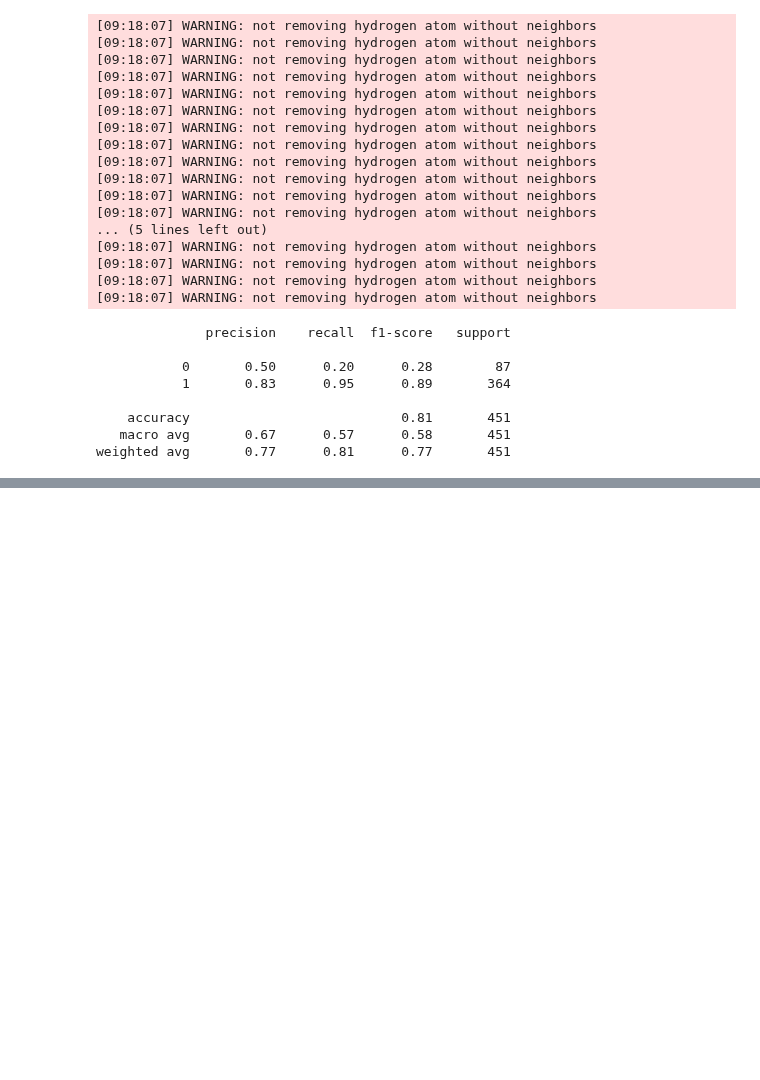
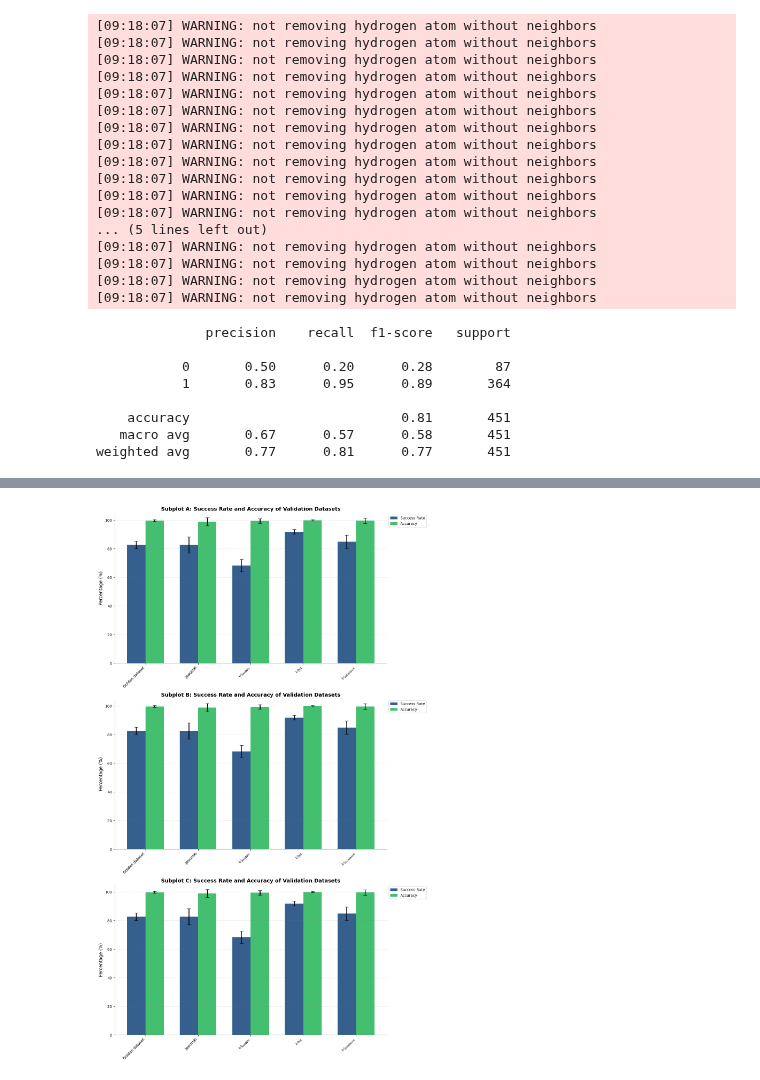
Before and after one commit to TieuLongPhan/SynRBL, a Jupyter notebook: Pipeline/Validation/Analysis/backup.ipynb, the cells around one changed output, grey strips where cells are left out. Saved outputs shown, nothing was run; the diff lists cells and outputs as text; code cells hidden in the pictures; blank space fills up the shorter version.

```diff
--- a/Pipeline/Validation/Analysis/backup.ipynb
+++ b/Pipeline/Validation/Analysis/backup.ipynb
@@ -235,0 +307,7 @@ weighted avg       0.77      0.81      0.77       451
+# %%
+import pandas as pd
+datasets = ["Golden dataset", "Jaworski", "$\mathcal{U}_{\mathrm{Random}}$", "$\mathcal{U}_{\mathrm{Diff}}$", "$\mathcal{U}_{\mathrm{Unbalance}}$"]
+success_rate = np.array([82.58, 82.64, 68.21, 91.86, 84.81]) / 100  # Convert to proportions
+accuracy = np.array([99.73, 98.90, 99.38, 99.91, 99.58]) / 100  # Convert to proportions
+unbalance = np.array([913, 219, 475, 1253, 283])
+data = pd.DataFrame({'Dataset': datasets, 'Success Rate': success_rate, 'Accuracy': accuracy, 'Unbalance': unbalance})
@@ -235,0 +408,81 @@ weighted avg       0.77      0.81      0.77       451
+# %%
+import pandas as pd
+import matplotlib.pyplot as plt
+import numpy as np
+from statsmodels.stats.proportion import proportion_confint
+import matplotlib.colors as mcolors
+def plot_success_accuracy_multiple_dfs(dfs):
+    # Initialize the figure with 3 subplots arranged vertically (3x1)
+    fig, axs = plt.subplots(len(dfs), 1, figsize=(14, 21))
+
+    # Assuming 'viridis' colormap is available
+    cmap = plt.get_cmap('viridis')
+    color_for_success_rate = cmap(0.3)
+    color_for_accuracy = cmap(0.7)
+
+    # Labels for each subplot
+    subplot_labels = ['A', 'B', 'C']
+
+    for i, df in enumerate(dfs):
+        ax = axs[i]  # Select the subplot for the current DataFrame
+        datasets = df['Dataset']
+        success_rate = df['Success Rate']
+        accuracy = df['Accuracy']
+        unbalance = df['Unbalance']
+
+        # Calculations
+        successes = np.round(unbalance * success_rate).astype(int)
+        accuracies = np.round(successes * accuracy).astype(int)
+
+        # Confidence intervals
+        confint_success = proportion_confint(successes, unbalance, method='wilson')
+        confint_accuracy = proportion_confint(accuracies, successes, method='wilson')
+
+        # Error margins
+        error_success = np.maximum(success_rate - confint_success[0], confint_success[1] - success_rate)
+        error_accuracy = np.maximum(accuracy - confint_accuracy[0], confint_accuracy[1] - accuracy)
+
+        bar_width = 0.35
+        index = np.arange(len(datasets))
+
+        # Plotting
+        ax.bar(index - bar_width/2, success_rate*100, bar_width, yerr=error_success*100, capsize=5, label='Success Rate', color=color_for_success_rate, error_kw={'ecolor':'black', 'elinewidth':2})
+        ax.bar(index + bar_width/2, accuracy*100, bar_width, yerr=error_accuracy*100, capsize=5, label='Accuracy', color=color_for_accuracy, error_kw={'ecolor':'black', 'elinewidth':2})
+
+        # Subplot title with label
+        ax.set_title(f'Subplot {subplot_labels[i]}: Success Rate and Accuracy of Validation Datasets', fontsize=14, fontweight='bold')
+
+        # Setting x-axis labels
+        ax.set_xticks(index)
+        ax.set_xticklabels(datasets, rotation=45, ha='right', fontsize=10)
+        ax.set_ylim(0, 105)
+
+        # Styling
+        ax.yaxis.grid(True, linestyle='--', which='major', color='grey', alpha=.25)
+        ax.spines['top'].set_visible(False)
+        ax.spines['right'].set_visible(False)
+        ax.spines['left'].set_color('grey')
+        ax.spines['bottom'].set_color('grey')
+        ax.set_ylabel('Percentage (%)', fontsize=12)
+
+        # Adding a legend to each subplot
+        ax.legend(loc='upper left', bbox_to_anchor=(1, 1), fontsize=10)
+
+    plt.tight_layout()
+    plt.subplots_adjust(right=0.78)
+    plt.show()
+
+# Example usage with three DataFrames
+df1 = pd.DataFrame({
+    'Dataset': ["Golden dataset", "Jaworski", "$\mathcal{U}_{\mathrm{Random}}$", "$\mathcal{U}_{\mathrm{Diff}}$", "$\mathcal{U}_{\mathrm{Unbalance}}$"],
+    'Success Rate': [0.8258, 0.8264, 0.6821, 0.9186, 0.8481],
+    'Accuracy': [0.9973, 0.9890, 0.9938, 0.9991, 0.9958],
+    'Unbalance': [913, 219, 475, 1253, 283]
+})
+df2 = df1.copy()  # Assuming similar structure for simplicity; replace with your actual df2
+df3 = df1.copy()  # Assuming similar structure for simplicity; replace with your actual df3
+
+# Call the function with a list of DataFrames
+plot_success_accuracy_multiple_dfs([df1, df2, df3])
+# %% [output]
+[figure, added]
```
Also changed, not shown: parts of 6 cells of this notebook, 2 other files.
